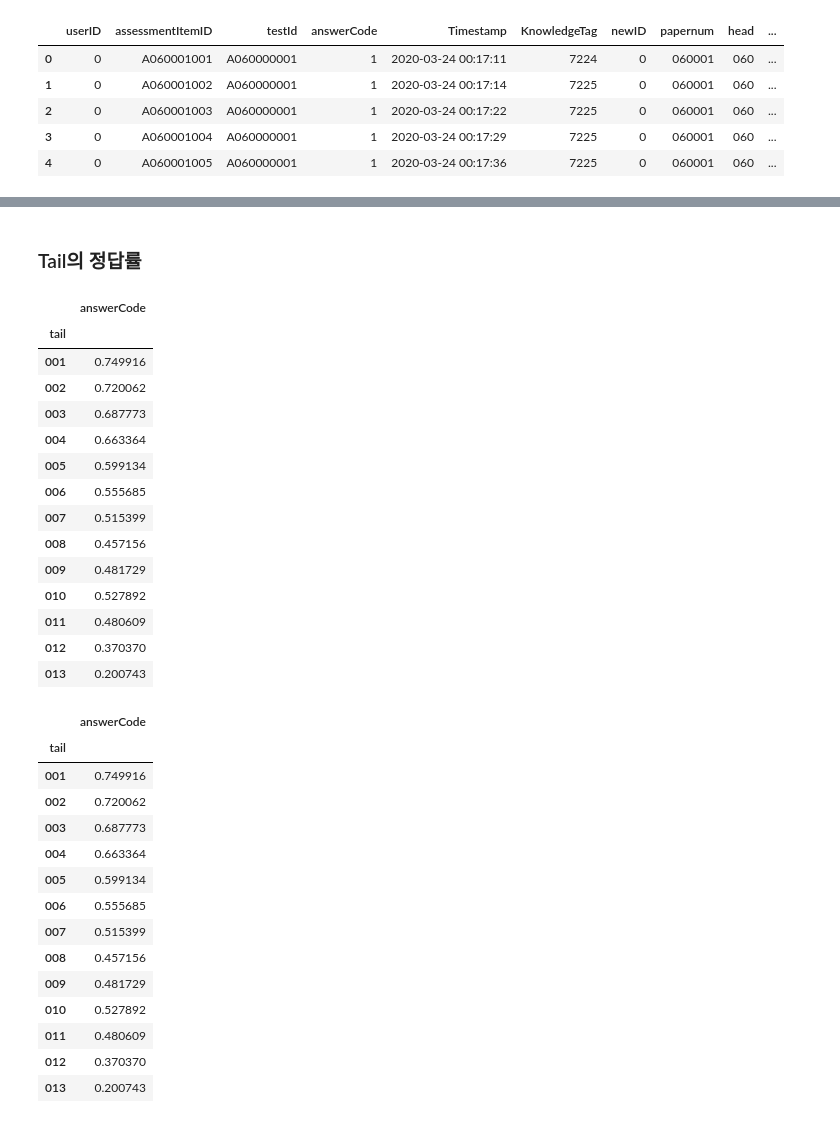
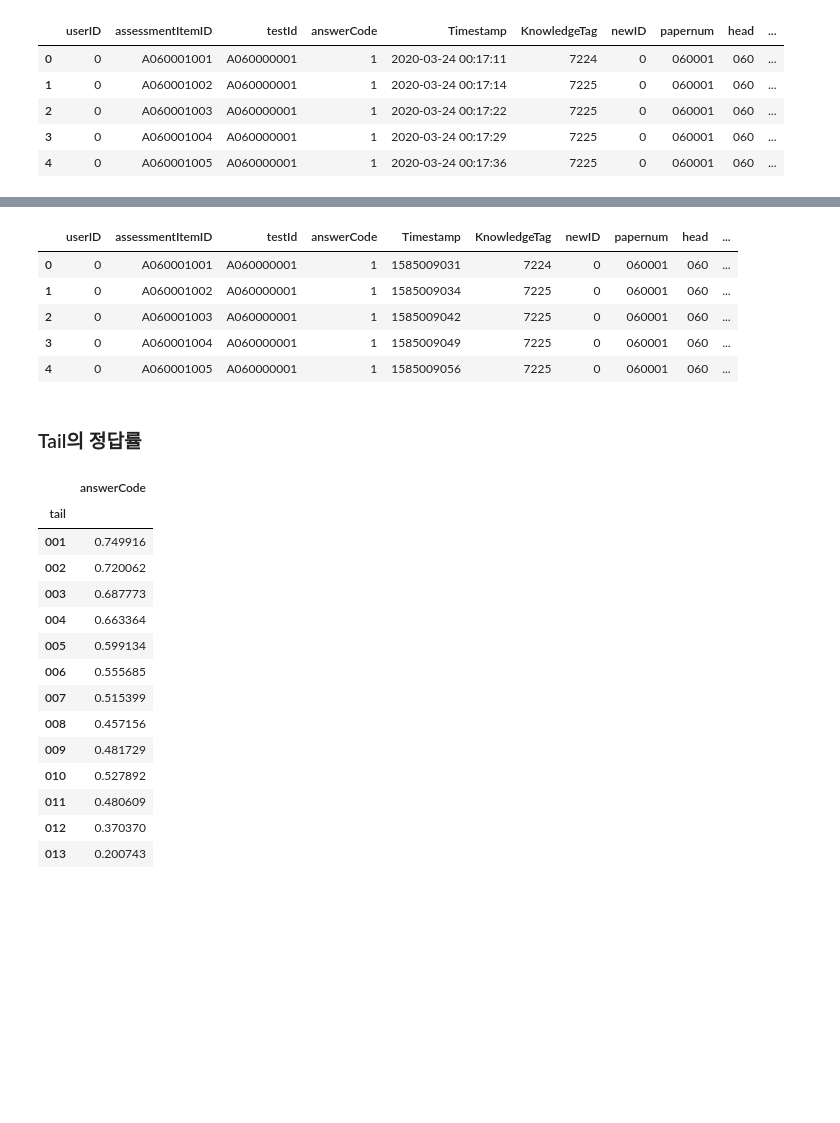
Before and after one commit to ddooom/p4-dkt-mentos, a Jupyter notebook: src/augmentation.ipynb, the cells around one changed output, grey strips where cells are left out. Drawn from its saved outputs; the diff is of its cells as text; code cells hidden in the pictures; blank space fills up the shorter version.

```diff
--- a/src/augmentation.ipynb
+++ b/src/augmentation.ipynb
@@ -165,3 +176,14 @@ df.head()
+# %%
+# mid_tail
+df['mid_tail'] = df.assessmentItemID.apply(lambda x: x[4:])
+df.head()
+# %% [output]
+|  | userID | assessmentItemID | testId | answerCode | Timestamp | KnowledgeTag | newID | papernum | head | ... |
+| 0 | 0 | A060001001 | A060000001 | 1 | 1585009031 | 7224 | 0 | 060001 | 060 | ... |
+| 1 | 0 | A060001002 | A060000001 | 1 | 1585009034 | 7225 | 0 | 060001 | 060 | ... |
+| 2 | 0 | A060001003 | A060000001 | 1 | 1585009042 | 7225 | 0 | 060001 | 060 | ... |
+| 3 | 0 | A060001004 | A060000001 | 1 | 1585009049 | 7225 | 0 | 060001 | 060 | ... |
+| 4 | 0 | A060001005 | A060000001 | 1 | 1585009056 | 7225 | 0 | 060001 | 060 | ... |
 # %% [markdown]
 ### Tail의 정답률
 # %%
@@ -174,22 +195,4 @@ prob_groupby = df.groupby('tail').agg({
 })
-# %%
-prob_groupby
-# %% [output]
-|  | answerCode |
-| tail |  |
-| 001 | 0.749916 |
-| 002 | 0.720062 |
-| 003 | 0.687773 |
-| 004 | 0.663364 |
-| 005 | 0.599134 |
-| 006 | 0.555685 |
-| 007 | 0.515399 |
-| 008 | 0.457156 |
-| 009 | 0.481729 |
-| 010 | 0.527892 |
-| 011 | 0.480609 |
-| 012 | 0.370370 |
-| 013 | 0.200743 |
 # %%
 prob_groupby
 # %% [output]
```
Also changed, not shown: parts of 17 cells of this notebook, 5 other files.
